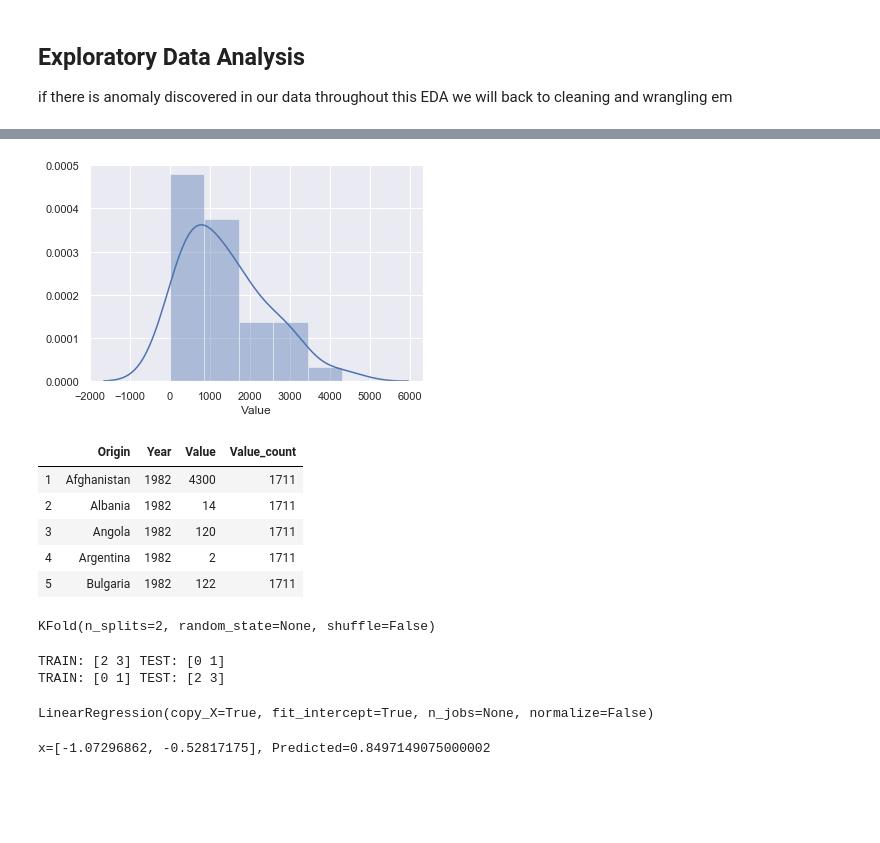
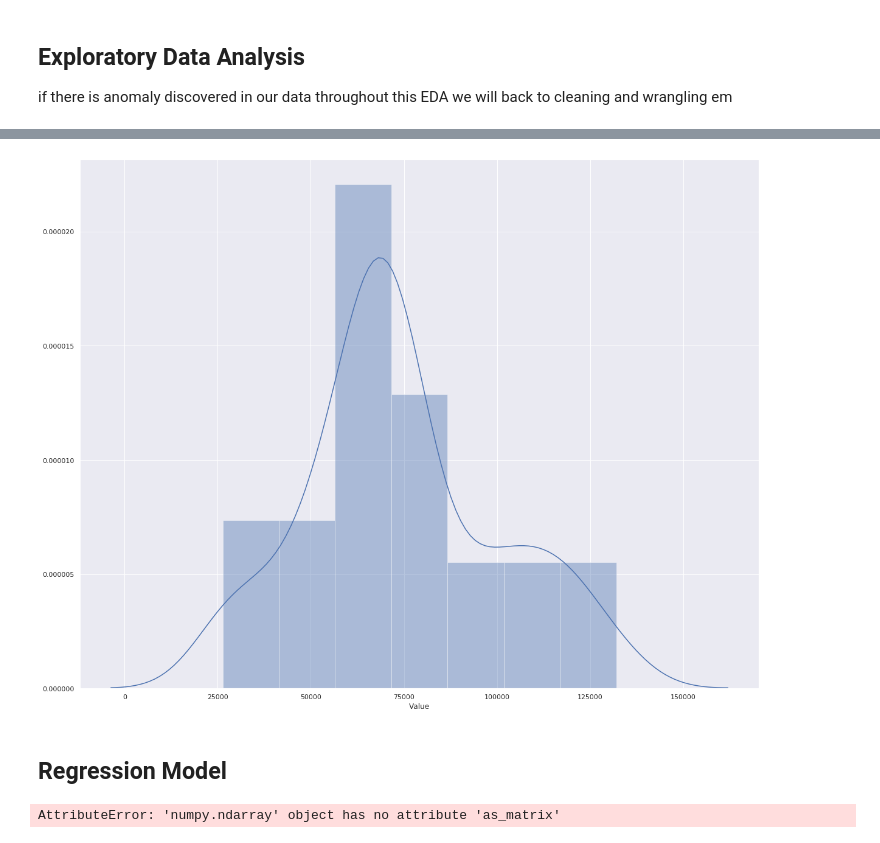
Before and after one commit to amrnumenor/Refugees-Settlement, a Jupyter notebook: Refugees Settlement in USA.ipynb, the cells around one changed output, grey strips where cells are left out. Cells and saved outputs as stored; diff of their text form; code cells hidden in the pictures; blank space fills up the shorter version.

```diff
--- a/Refugees Settlement in USA.ipynb
+++ b/Refugees Settlement in USA.ipynb
@@ -137,5 +153,0 @@ sns.lineplot(x="Year", y="Value", hue="Origin", data=df)
-# %%
-def byOrigin(origin):
-    return df[df.Origin == origin].sort_values('Year')
-
-refugee = byOrigin('Afghanistan')
@@ -147,4 +153,0 @@ ax = sns.scatterplot(x="Year", y="Value", data=refugee)
-# %%
-ax = sns.distplot(refugee.Value)
-# %% [output]
-[figure, removed]
@@ -156,42 +153,0 @@ y = df['Value_count'] #total value for each year
-# %%
-df.head()
-# %% [output]
-|  | Origin | Year | Value | Value_count |
-| 1 | Afghanistan | 1982 | 4300 | 1711 |
-| 2 | Albania | 1982 | 14 | 1711 |
-| 3 | Angola | 1982 | 120 | 1711 |
-| 4 | Argentina | 1982 | 2 | 1711 |
-| 5 | Bulgaria | 1982 | 122 | 1711 |
-# %%
-from sklearn.model_selection import KFold # import KFold
-from sklearn.linear_model import LinearRegression
-x = np.array([[1, 2], [3, 4], [1, 2], [3, 4]]) # array1
-y = np.array([1, 2, 3, 4]) # array2
-kf = KFold(n_splits=2) # split into 2 folds
-kf.get_n_splits(x) # returns the number of splitting iterations in the cross-validator
-print(kf)
-# %% [output]
-KFold(n_splits=2, random_state=None, shuffle=False)
-# %%
-for train_index, test_index in kf.split(x):
- print('TRAIN:', train_index, 'TEST:', test_index)
- x_train, x_test = x[train_index], x[test_index]
- y_train, y_test = y[train_index], y[test_index]
-# %% [output]
-TRAIN: [2 3] TEST: [0 1]
-TRAIN: [0 1] TEST: [2 3]
-# %%
-# fit the model
-model = LinearRegression()
-model.fit(x, y)
-# %% [output]
-LinearRegression(copy_X=True, fit_intercept=True, n_jobs=None, normalize=False)
-# %%
-# define one new data instance
-xnew = [[-1.07296862, -0.52817175]]
-# make a prediction
-ynew = model.predict(xnew)
-# show the inputs and predicted outputs
-print("x=%s, Predicted=%s" % (xnew[0], ynew[0]))
-# %% [output]
-x=[-1.07296862, -0.52817175], Predicted=0.8497149075000002
@@ -199,0 +154,8 @@ shit aku lost, sorry
+# %%
+f, ax = plt.subplots(figsize=(20, 16))
+sns.distplot(refugee.Value)
+plt.show()
+# %% [output]
+[figure, added]
+# %% [markdown]
+## Regression Model
@@ -199,0 +165,15 @@ shit aku lost, sorry
+# %%
+from sklearn.kernel_ridge import KernelRidge
+from sklearn.model_selection import train_test_split
+
+from sklearn.metrics import mean_squared_error
+
+from sklearn.metrics.pairwise import polynomial_kernel
+from sklearn.metrics.pairwise import rbf_kernel
+from sklearn.metrics.pairwise import laplacian_kernel
+
+X_train, X_valid, y_train, y_valid = train_test_split(X, y, test_size=0.2, random_state=2017)
+X_train = X_train.as_matrix()
+X_valid = X_valid.as_matrix()
+# %% [output]
+AttributeError: 'numpy.ndarray' object has no attribute 'as_matrix'
```
Also changed, not shown: parts of 10 cells of this notebook, 1 other file.
